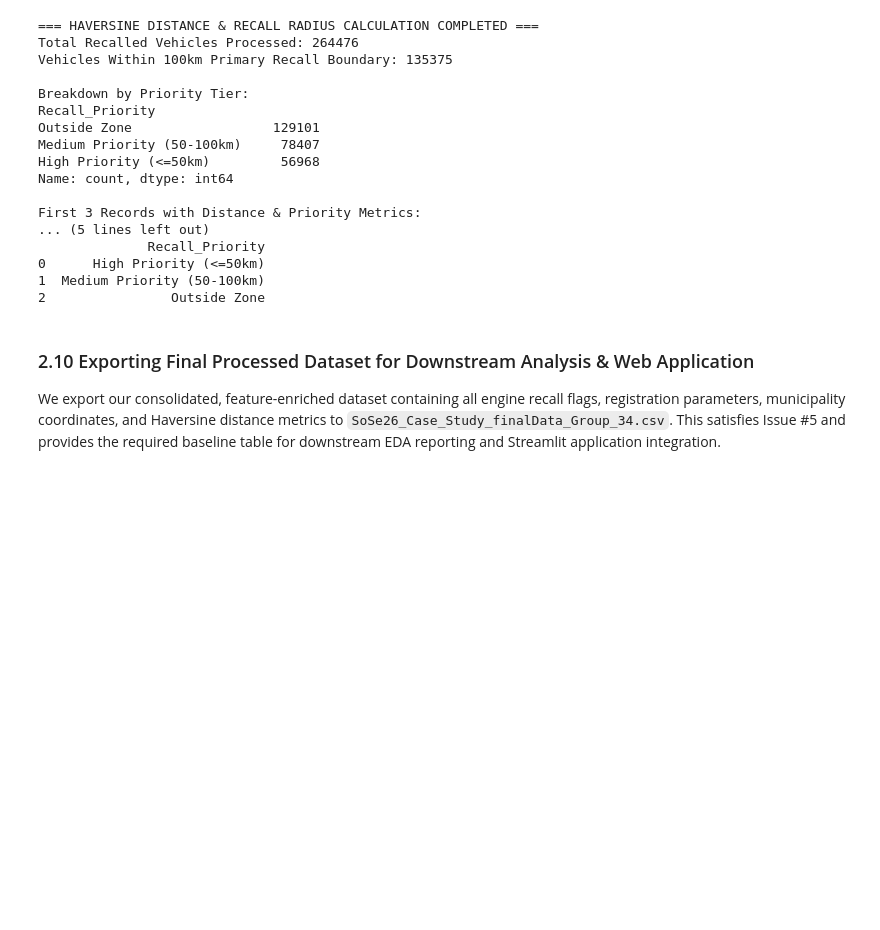
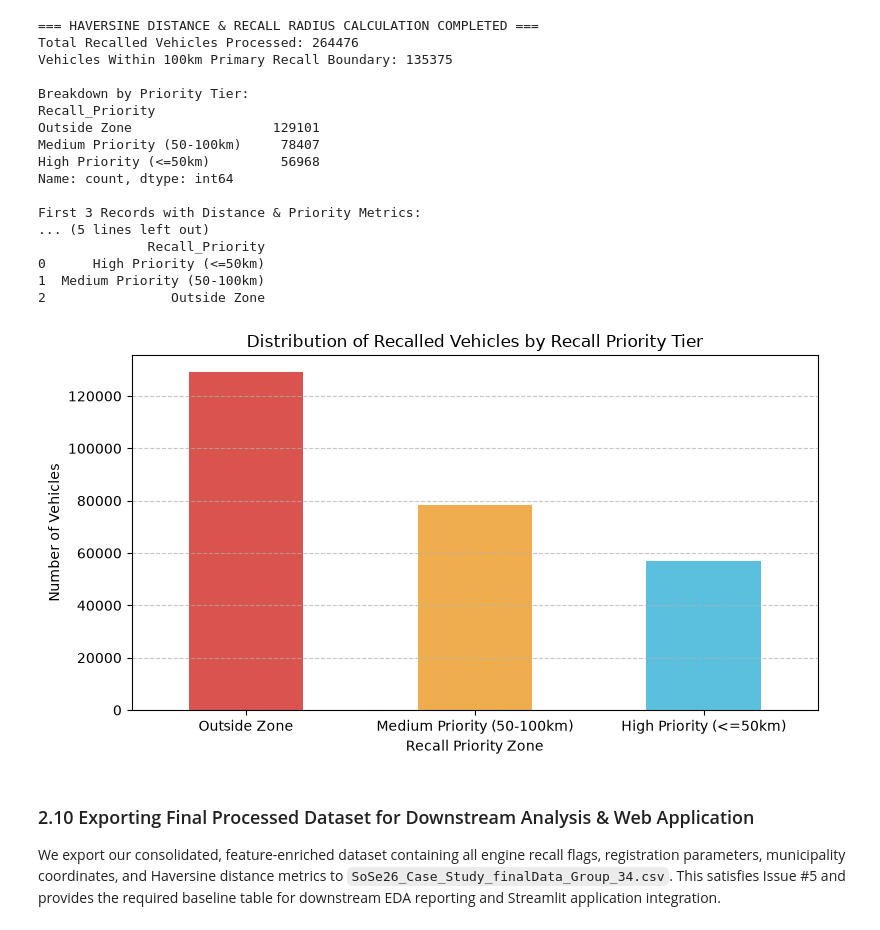
Before and after one commit to negarrezaeinejad/Introduction-to-Engineering-Data-Analytics-Project, a Jupyter notebook: SoSe26_Case_Study_Group_34.ipynb, the cells around one changed output. Saved outputs shown, nothing was run; the diff lists cells and outputs as text; code cells hidden in the pictures; blank space fills up the shorter version.

Commit message:
feat: add lecture-compliant EDA chart and update table of contents anchors

```diff
--- a/SoSe26_Case_Study_Group_34.ipynb
+++ b/SoSe26_Case_Study_Group_34.ipynb
@@ -548,6 +569,25 @@ First 3 Records with Distance & Priority Metrics:
 0      High Priority (<=50km)
 1  Medium Priority (50-100km)
 2                Outside Zone
+# %%
+import matplotlib.pyplot as plt
+
+# Plot distribution of recalled vehicles across priority tiers using standard Pandas method
+priority_counts = df_recalled_geo['Recall_Priority'].value_counts()
+
+plt.figure(figsize=(8, 4.5))
+priority_counts.plot(kind='bar', color=['#d9534f', '#f0ad4e', '#5bc0de'])
+
+plt.title("Distribution of Recalled Vehicles by Recall Priority Tier")
+plt.xlabel("Recall Priority Zone")
+plt.ylabel("Number of Vehicles")
+plt.xticks(rotation=0)
+plt.grid(axis='y', linestyle='--', alpha=0.7)
+
+plt.tight_layout()
+plt.show()
+# %% [output]
+[figure, added]
 # %% [markdown]
 ### 2.10 Exporting Final Processed Dataset for Downstream Analysis & Web Application
 We export our consolidated, feature-enriched dataset containing all engine recall flags, registration parameters, municipality coordinates, and Haversine distance metrics to `SoSe26_Case_Study_finalData_Group_34.csv`. This satisfies Issue #5 and provides the required baseline table for downstream EDA reporting and Streamlit application integration.
```
Also changed, not shown: parts of 1 cell of this notebook.
